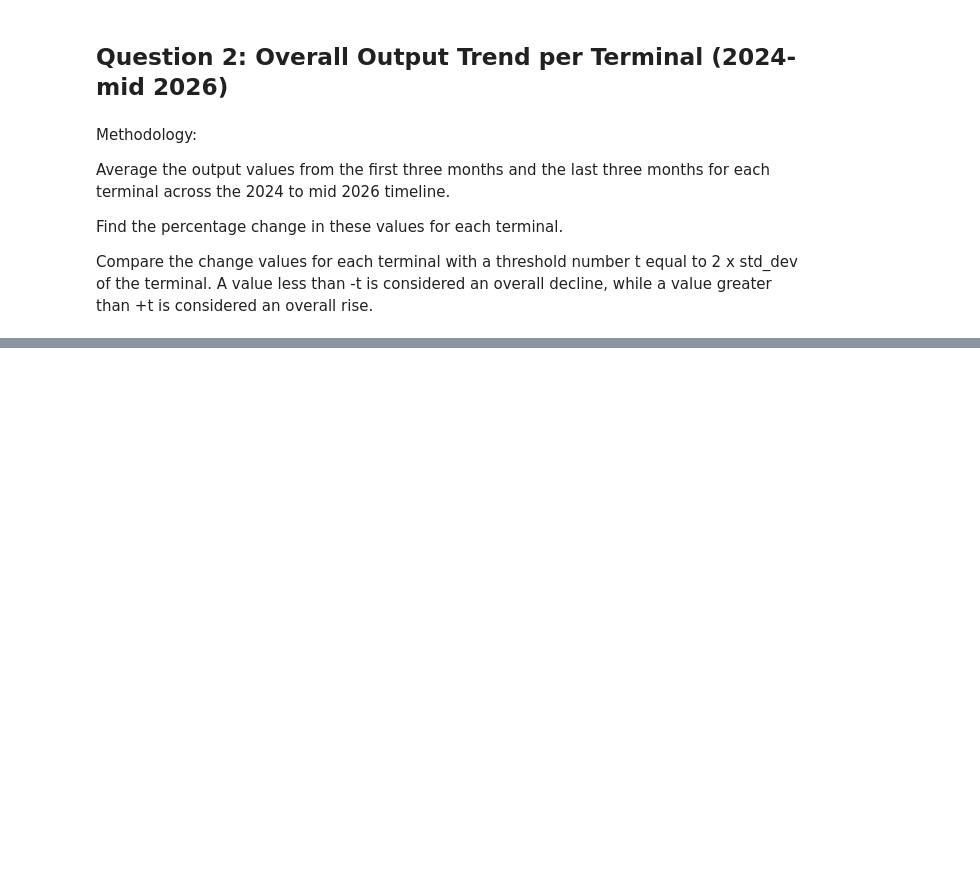
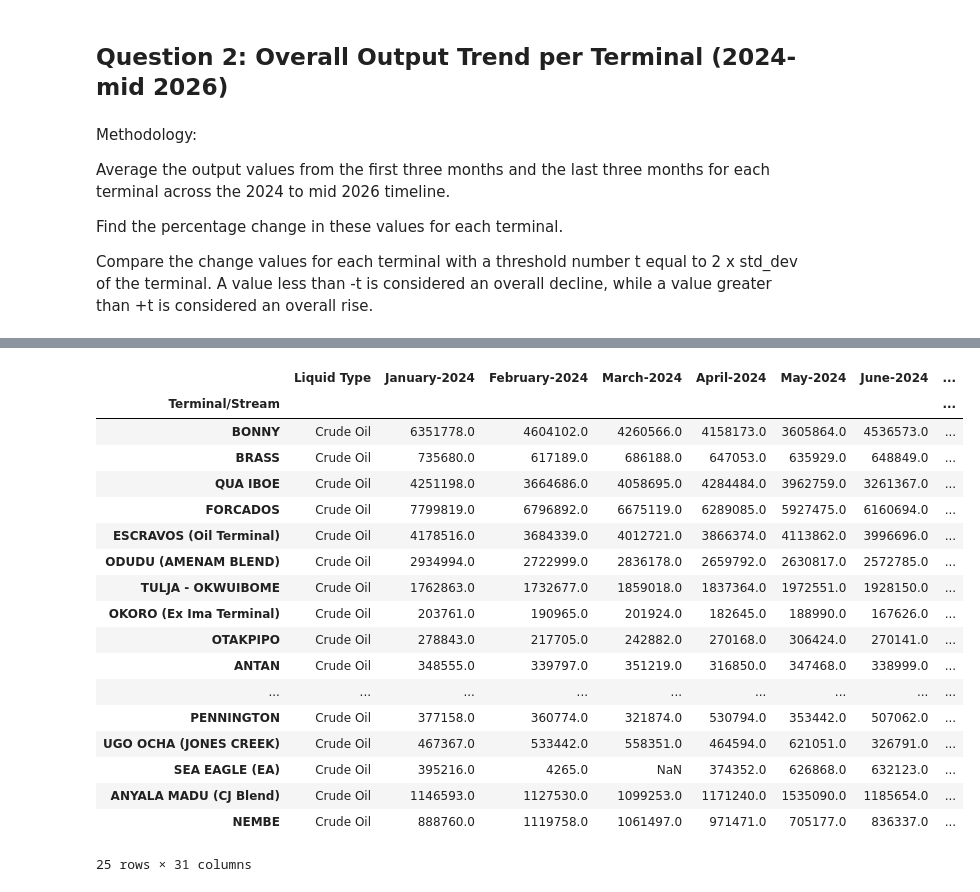
Before and after one commit to loteehenry/Oil-Production---Exploratory-Data-Analysis, a Jupyter notebook: notebooks/analysis.ipynb, the cells around one changed output, grey strips where cells are left out. Cells and saved outputs as stored; diff of their text form; code cells hidden in the pictures; blank space fills up the shorter version.

```diff
--- a/notebooks/analysis.ipynb
+++ b/notebooks/analysis.ipynb
@@ -639,3 +639,6 @@ Average the output values from the first three months and the last three months
 Find the percentage change in these values for each terminal.
 
 Compare the change values for each terminal with a threshold number t equal to 2 x std_dev of the terminal. A value less than -t is considered an overall decline, while a value greater than +t is considered an overall rise.
+# %%
+sliced_df = q1_master_df.iloc[:, [1, 2, 3, -3, -2, -1]]
+sliced_df
@@ -641,0 +664,3 @@ Compare the change values for each terminal with a threshold number t equal to 2
+# %%
+is_null_df = (sliced_df.iloc[:, 0:3].notnull().any(axis=1)) & (sliced_df.iloc[:, -3:].notnull().any(axis=1))
+is_null_df
@@ -641,0 +685,23 @@ Compare the change values for each terminal with a threshold number t equal to 2
+# %%
+q2_master_df = q1_master_df[is_null_df]
+q2_master_df
+# %% [output]
+|  | Liquid Type | January-2024 | February-2024 | March-2024 | April-2024 | May-2024 | June-2024 | ... |
+| Terminal/Stream |  |  |  |  |  |  |  | ... |
+| BONNY | Crude Oil | 6351778.0 | 4604102.0 | 4260566.0 | 4158173.0 | 3605864.0 | 4536573.0 | ... |
+| BRASS | Crude Oil | 735680.0 | 617189.0 | 686188.0 | 647053.0 | 635929.0 | 648849.0 | ... |
+| QUA IBOE | Crude Oil | 4251198.0 | 3664686.0 | 4058695.0 | 4284484.0 | 3962759.0 | 3261367.0 | ... |
+| FORCADOS | Crude Oil | 7799819.0 | 6796892.0 | 6675119.0 | 6289085.0 | 5927475.0 | 6160694.0 | ... |
+| ESCRAVOS (Oil Terminal) | Crude Oil | 4178516.0 | 3684339.0 | 4012721.0 | 3866374.0 | 4113862.0 | 3996696.0 | ... |
+| ODUDU (AMENAM BLEND) | Crude Oil | 2934994.0 | 2722999.0 | 2836178.0 | 2659792.0 | 2630817.0 | 2572785.0 | ... |
+| TULJA - OKWUIBOME | Crude Oil | 1762863.0 | 1732677.0 | 1859018.0 | 1837364.0 | 1972551.0 | 1928150.0 | ... |
+| OKORO (Ex Ima Terminal) | Crude Oil | 203761.0 | 190965.0 | 201924.0 | 182645.0 | 188990.0 | 167626.0 | ... |
+| OTAKPIPO | Crude Oil | 278843.0 | 217705.0 | 242882.0 | 270168.0 | 306424.0 | 270141.0 | ... |
+| ANTAN | Crude Oil | 348555.0 | 339797.0 | 351219.0 | 316850.0 | 347468.0 | 338999.0 | ... |
+| ... | ... | ... | ... | ... | ... | ... | ... | ... |
+| PENNINGTON | Crude Oil | 377158.0 | 360774.0 | 321874.0 | 530794.0 | 353442.0 | 507062.0 | ... |
+| UGO OCHA (JONES CREEK) | Crude Oil | 467367.0 | 533442.0 | 558351.0 | 464594.0 | 621051.0 | 326791.0 | ... |
+| SEA EAGLE (EA) | Crude Oil | 395216.0 | 4265.0 | NaN | 374352.0 | 626868.0 | 632123.0 | ... |
+| ANYALA MADU (CJ Blend) | Crude Oil | 1146593.0 | 1127530.0 | 1099253.0 | 1171240.0 | 1535090.0 | 1185654.0 | ... |
+| NEMBE | Crude Oil | 888760.0 | 1119758.0 | 1061497.0 | 971471.0 | 705177.0 | 836337.0 | ... |
+25 rows × 31 columns
```
Also changed, not shown: parts of 5 cells of this notebook.
